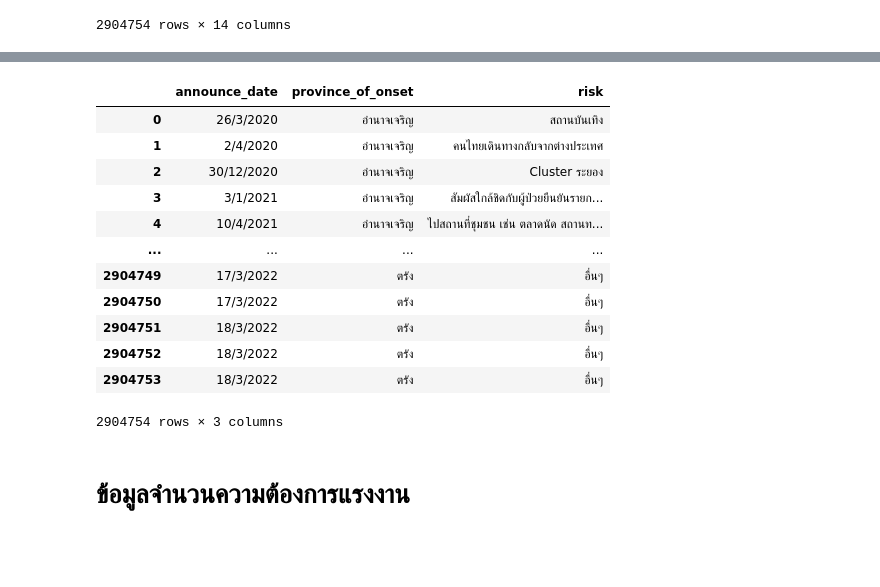
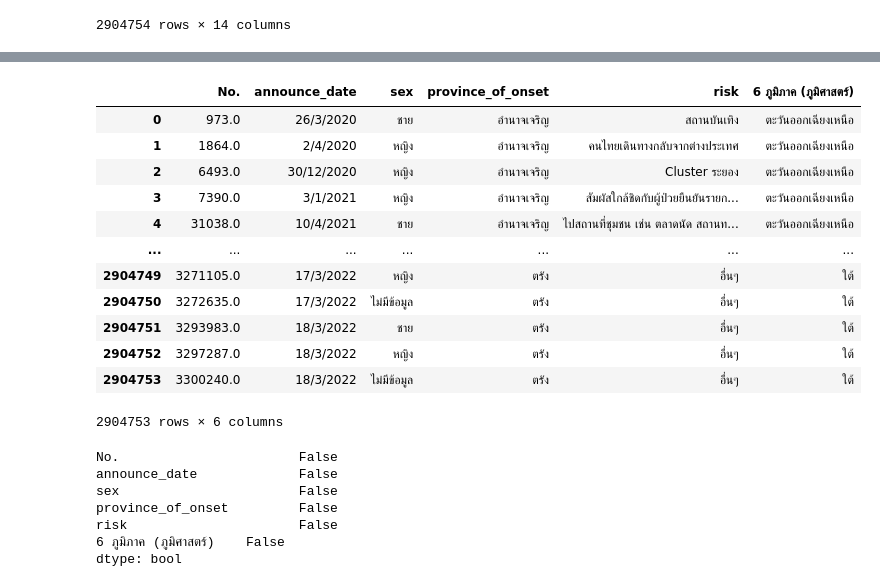
Before and after one commit to suphalaksana/data_viz_2022, a Jupyter notebook: Final_Project.ipynb, the cells around one changed output, grey strips where cells are left out. Cells and saved outputs as stored; diff of their text form; code cells hidden in the pictures; blank space fills up the shorter version.

```diff
--- a/Final_Project.ipynb
+++ b/Final_Project.ipynb
@@ -505,3 +527,6 @@ case_pro
 | 2904752 | 3297287.0 | 18/3/2022 | 17/3/2022 | หญิง | 40.0 | ปี | Thailand | ภูเก็ต | ... |
 | 2904753 | 3300240.0 | 18/3/2022 | 17/3/2022 | ไม่มีข้อมูล | 35.67704 | ไม่มีข้อมูล | ไม่มีข้อมูล | กรุงเทพมหานคร | ... |
 2904754 rows × 14 columns
+# %%
+case_pro0 = case_pro.drop(['Unnamed: 11'], axis = 1)  # ลบคอลัมน์ Unnamed 11 ออก
+case_pro0
@@ -507,0 +564,3 @@ case_pro
+# %%
+case_pro1=case_pro0.dropna()   #drop ค่า missing ออก
+case_pro1
@@ -508,19 +598,27 @@ case_pro
 # %%
-smaller_table = case_pro[['announce_date','province_of_onset','risk']]  #เลือกมาเฉพาะชื่อคอลัมน์ที่ต้องการ
+smaller_table = case_pro1[['No.','announce_date','sex','province_of_onset','risk','6 ภูมิภาค (ภูมิศาสตร์)']]  #เลือกมาเฉพาะชื่อคอลัมน์ที่ต้องการ จากตาราง case_pro1
 smaller_table
 # %% [output]
-|  | announce_date | province_of_onset | risk |
-| 0 | 26/3/2020 | อำนาจเจริญ | สถานบันเทิง |
-| 1 | 2/4/2020 | อำนาจเจริญ | คนไทยเดินทางกลับจากต่างประเทศ |
-| 2 | 30/12/2020 | อำนาจเจริญ | Cluster ระยอง |
-| 3 | 3/1/2021 | อำนาจเจริญ | สัมผัสใกล้ชิดกับผู้ป่วยยืนยันรายก... |
-| 4 | 10/4/2021 | อำนาจเจริญ | ไปสถานที่ชุมชน เช่น ตลาดนัด สถานท... |
-| ... | ... | ... | ... |
-| 2904749 | 17/3/2022 | ตรัง | อื่นๆ |
-| 2904750 | 17/3/2022 | ตรัง | อื่นๆ |
-| 2904751 | 18/3/2022 | ตรัง | อื่นๆ |
-| 2904752 | 18/3/2022 | ตรัง | อื่นๆ |
-| 2904753 | 18/3/2022 | ตรัง | อื่นๆ |
+|  | No. | announce_date | sex | province_of_onset | risk | 6 ภูมิภาค (ภูมิศาสตร์) |
+| 0 | 973.0 | 26/3/2020 | ชาย | อำนาจเจริญ | สถานบันเทิง | ตะวันออกเฉียงเหนือ |
+| 1 | 1864.0 | 2/4/2020 | หญิง | อำนาจเจริญ | คนไทยเดินทางกลับจากต่างประเทศ | ตะวันออกเฉียงเหนือ |
+| 2 | 6493.0 | 30/12/2020 | หญิง | อำนาจเจริญ | Cluster ระยอง | ตะวันออกเฉียงเหนือ |
+| 3 | 7390.0 | 3/1/2021 | หญิง | อำนาจเจริญ | สัมผัสใกล้ชิดกับผู้ป่วยยืนยันรายก... | ตะวันออกเฉียงเหนือ |
+| 4 | 31038.0 | 10/4/2021 | ชาย | อำนาจเจริญ | ไปสถานที่ชุมชน เช่น ตลาดนัด สถานท... | ตะวันออกเฉียงเหนือ |
+| ... | ... | ... | ... | ... | ... | ... |
+| 2904749 | 3271105.0 | 17/3/2022 | หญิง | ตรัง | อื่นๆ | ใต้ |
+| 2904750 | 3272635.0 | 17/3/2022 | ไม่มีข้อมูล | ตรัง | อื่นๆ | ใต้ |
+| 2904751 | 3293983.0 | 18/3/2022 | ชาย | ตรัง | อื่นๆ | ใต้ |
+| 2904752 | 3297287.0 | 18/3/2022 | หญิง | ตรัง | อื่นๆ | ใต้ |
+| 2904753 | 3300240.0 | 18/3/2022 | ไม่มีข้อมูล | ตรัง | อื่นๆ | ใต้ |
-2904754 rows × 3 columns
+2904753 rows × 6 columns
-# %% [markdown]
-# ข้อมูลจำนวนความต้องการแรงงาน
+# %%
+smaller_table.isnull().any()   # เช็ค missiing ตาราง smaller_table  พบว่าไม่มีค่า missing แล้ว
+# %% [output]
+No.                       False
+announce_date             False
+sex                       False
+province_of_onset         False
+risk                      False
+6 ภูมิภาค (ภูมิศาสตร์)    False
+dtype: bool
```
Also changed, not shown: parts of 35 cells of this notebook.
